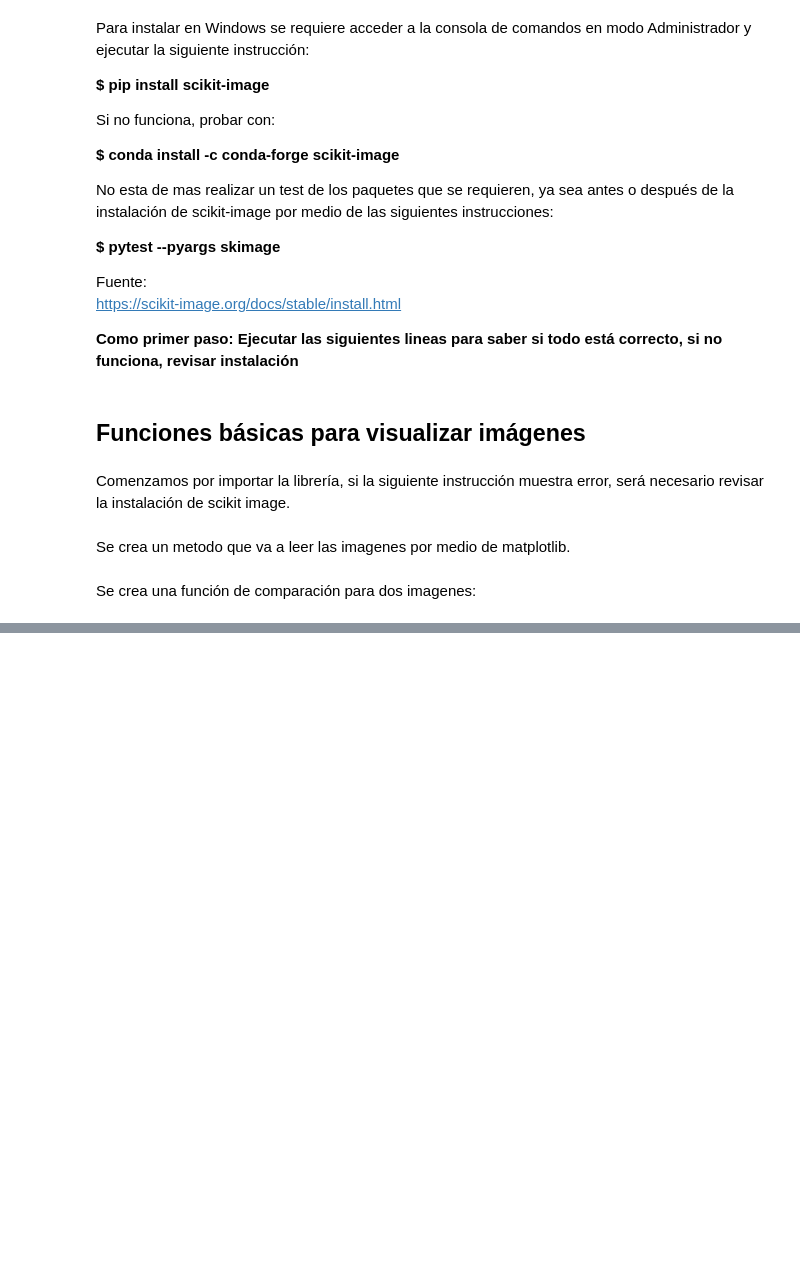
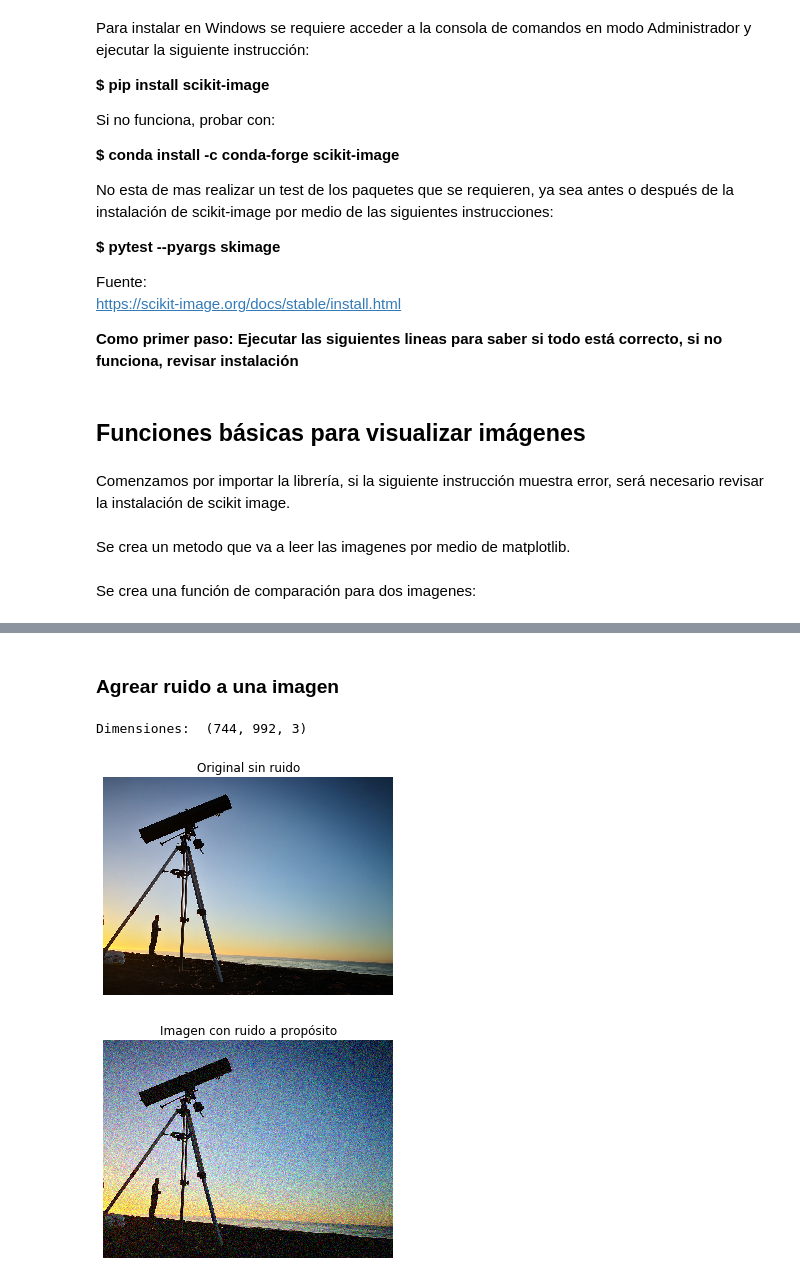
Before and after one commit to epinedaWorks/ProcesadoDeImagenes, a Jupyter notebook: ProcesamientoDeImagenesParte3.ipynb, the cells around one changed output, grey strips where cells are left out. Cells and saved outputs as stored; diff of their text form; code cells hidden in the pictures; blank space fills up the shorter version.

```diff
--- a/ProcesamientoDeImagenesParte3.ipynb
+++ b/ProcesamientoDeImagenesParte3.ipynb
@@ -68,0 +161,21 @@ def plot_comparison(original, filtered, title_filtered):
+# %% [markdown]
+### Agrear ruido a una imagen
+# %%
+# Import the module and function
+from skimage.util  import random_noise
+
+imgName = "./imagenes/telescopio.jpg"
+imgTelescoio = cv2.imread(imgName)
+imgTelescoioRGB = cv2.cvtColor(imgTelescoio, cv2.COLOR_BGR2RGB)
+print("Dimensiones: ",imgTelescoioRGB.shape)
+
+# Add noise to the image
+imgTelescoioConRuido = random_noise(imgTelescoioRGB)
+
+# Show original and resulting image
+show_image(imgTelescoioRGB, 'Original sin ruido')
+show_image(imgTelescoioConRuido, 'Imagen con ruido a propósito')
+# %% [output]
+Dimensiones:  (744, 992, 3)
+[figure, added]
+[figure, added]
```
Also changed, not shown: parts of 17 cells of this notebook, 5 other files.
